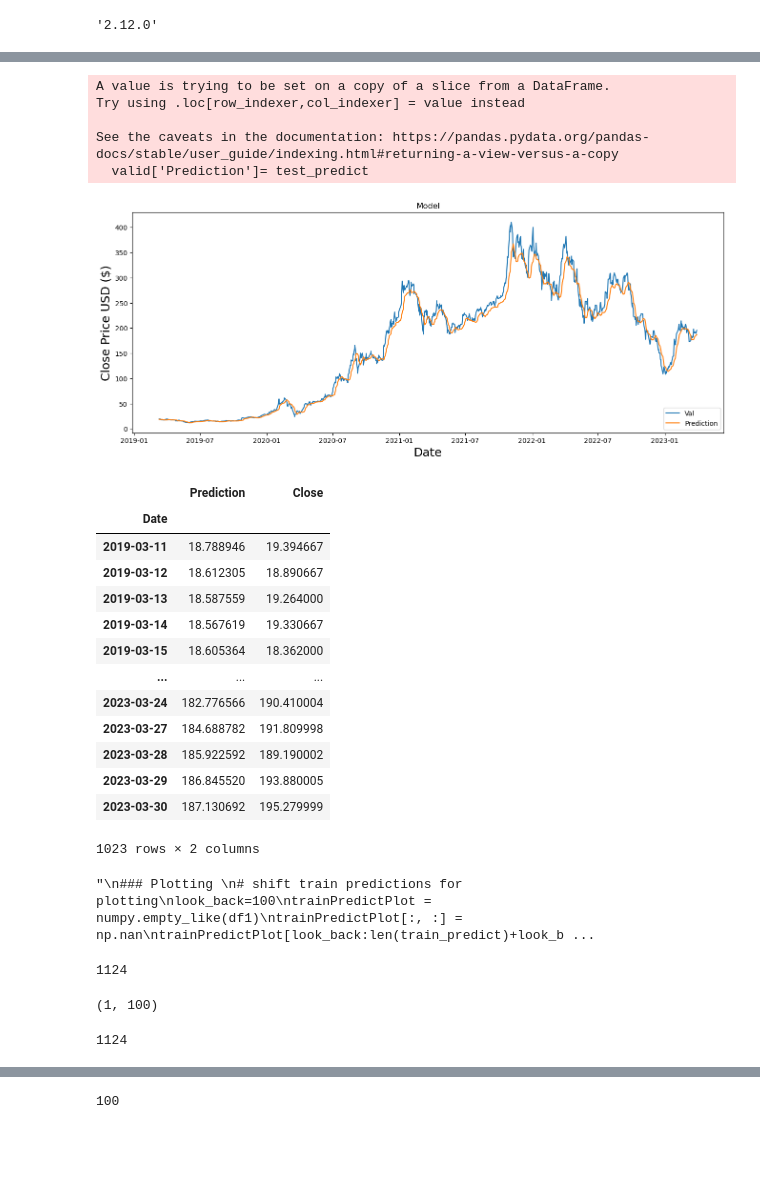
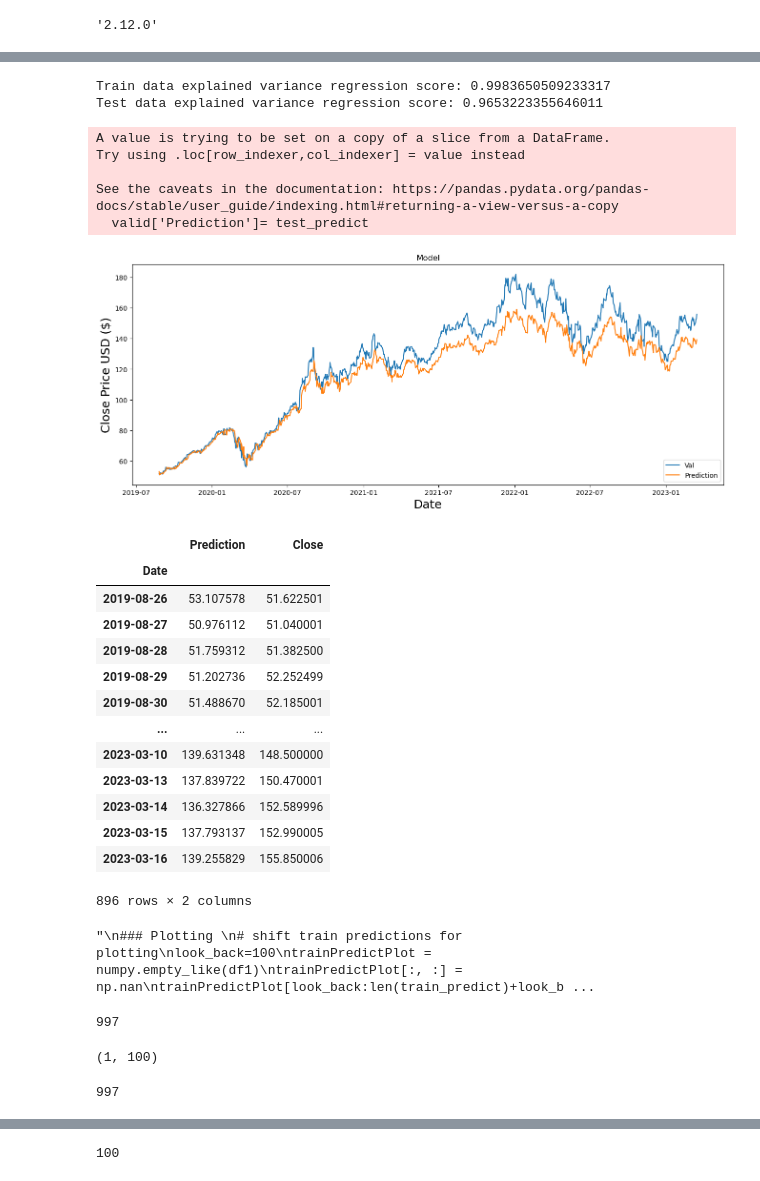
Before and after one commit to anmoltan/Stock_Price_prediction, a Jupyter notebook: model.ipynb, the cells around one changed output, grey strips where cells are left out. Drawn from its saved outputs; the diff is of its cells as text; code cells hidden in the pictures; blank space fills up the shorter version.

```diff
--- a/model.ipynb
+++ b/model.ipynb
@@ -50,9 +50,8 @@ import yfinance as yf
 yf.pdr_override()
 # %%
 start='2010-01-01'
-end= '2023-03-31'
-
-df = pdr.get_data_yahoo('TSLA',start,end)
+end= '2023-04-30'
+df = pdr.get_data_yahoo('AAPL',start,end)
 df
 # %% [output]
 [*********************100%***********************]  1 of 1 completed
@@ -107,0 +92,3 @@ Name: Close, Length: 3211, dtype: float64
+# %%
+df1= df1[0:len(df1)-30]
+df1
@@ -151,6 +136,6 @@ int(len(df1)*0.65)
 # %%
 ##splitting dataset into train and test split
-training_size=int(len(df1)*0.65)
+training_size=int(len(df1)*0.70)
 test_size=len(df1)-training_size
 train_data,test_data=df1[0:training_size,:],df1[training_size:len(df1),:1]
 # %%
@@ -279,5 +264,5 @@ model.add(Dense(1))
 model.compile(loss='mean_squared_error',optimizer='adam')
 
 #trai model
-model.fit(X_train,y_train,validation_data=(X_test,ytest),epochs=1,batch_size=1)
+model.fit(X_train,y_train,validation_data=(X_test,ytest),epochs=10,batch_size=1)
 # %% [output]
@@ -381,43 +413,51 @@ math.sqrt(mean_squared_error(ytest,test_predict))
+# %%
+from sklearn.metrics import explained_variance_score
+print("Train data explained variance regression score:", explained_variance_score(original_ytrain, train_predict))
+
+print("Test data explained variance regression score:", explained_variance_score(original_ytest, test_predict))
+# %% [output]
+Train data explained variance regression score: 0.9983650509233317
+Test data explained variance regression score: 0.9653223355646011
 # %%
 train= data[:training_size]
-valid= data[(training_size+100+1):]
+valid= data[training_size+100+1:len(data)-30]
 
 valid['Prediction']= test_predict
 
 #visualize
 
 plt.figure(figsize=(16,6))
 plt.title('Model')
 plt.xlabel('Date', fontsize=18)
 plt.ylabel('Close Price USD ($)', fontsize=18)
 #plt.plot(train['Close'])
 plt.plot(valid[['Close', 'Prediction']])
 plt.legend([ 'Val', 'Prediction'], loc='lower right')
 plt.show()
 # %% [output]
 A value is trying to be set on a copy of a slice from a DataFrame.
 Try using .loc[row_indexer,col_indexer] = value instead
 
 See the caveats in the documentation: https://pandas.pydata.org/pandas-docs/stable/user_guide/indexing.html#returning-a-view-versus-a-copy
   valid['Prediction']= test_predict
-[figure, old version]
+[figure, new version]
 # %%
 valid[['Prediction','Close']]
 # %% [output]
 |  | Prediction | Close |
 | Date |  |  |
-| 2019-03-11 | 18.788946 | 19.394667 |
-| 2019-03-12 | 18.612305 | 18.890667 |
-| 2019-03-13 | 18.587559 | 19.264000 |
-| 2019-03-14 | 18.567619 | 19.330667 |
-| 2019-03-15 | 18.605364 | 18.362000 |
+| 2019-08-26 | 53.107578 | 51.622501 |
+| 2019-08-27 | 50.976112 | 51.040001 |
+| 2019-08-28 | 51.759312 | 51.382500 |
+| 2019-08-29 | 51.202736 | 52.252499 |
+| 2019-08-30 | 51.488670 | 52.185001 |
 | ... | ... | ... |
-| 2023-03-24 | 182.776566 | 190.410004 |
-| 2023-03-27 | 184.688782 | 191.809998 |
-| 2023-03-28 | 185.922592 | 189.190002 |
-| 2023-03-29 | 186.845520 | 193.880005 |
-| 2023-03-30 | 187.130692 | 195.279999 |
+| 2023-03-10 | 139.631348 | 148.500000 |
+| 2023-03-13 | 137.839722 | 150.470001 |
+| 2023-03-14 | 136.327866 | 152.589996 |
+| 2023-03-15 | 137.793137 | 152.990005 |
+| 2023-03-16 | 139.255829 | 155.850006 |
-1023 rows × 2 columns
+896 rows × 2 columns
 # %%
 """
 ### Plotting
@@ -446,7 +486,7 @@ plt.show() """
 # %%
 len(test_data)
 # %% [output]
-1124
+997
 # %%
 x_input=test_data[len(test_data)-100:].reshape(1,-1)
 x_input.shape
@@ -455,7 +495,7 @@ x_input.shape
 # %%
 len(test_data)
 # %% [output]
-1124
+997
 # %%
 x_input
 # %% [output]
```
Also changed, not shown: parts of 39 cells of this notebook, 2 other files.
